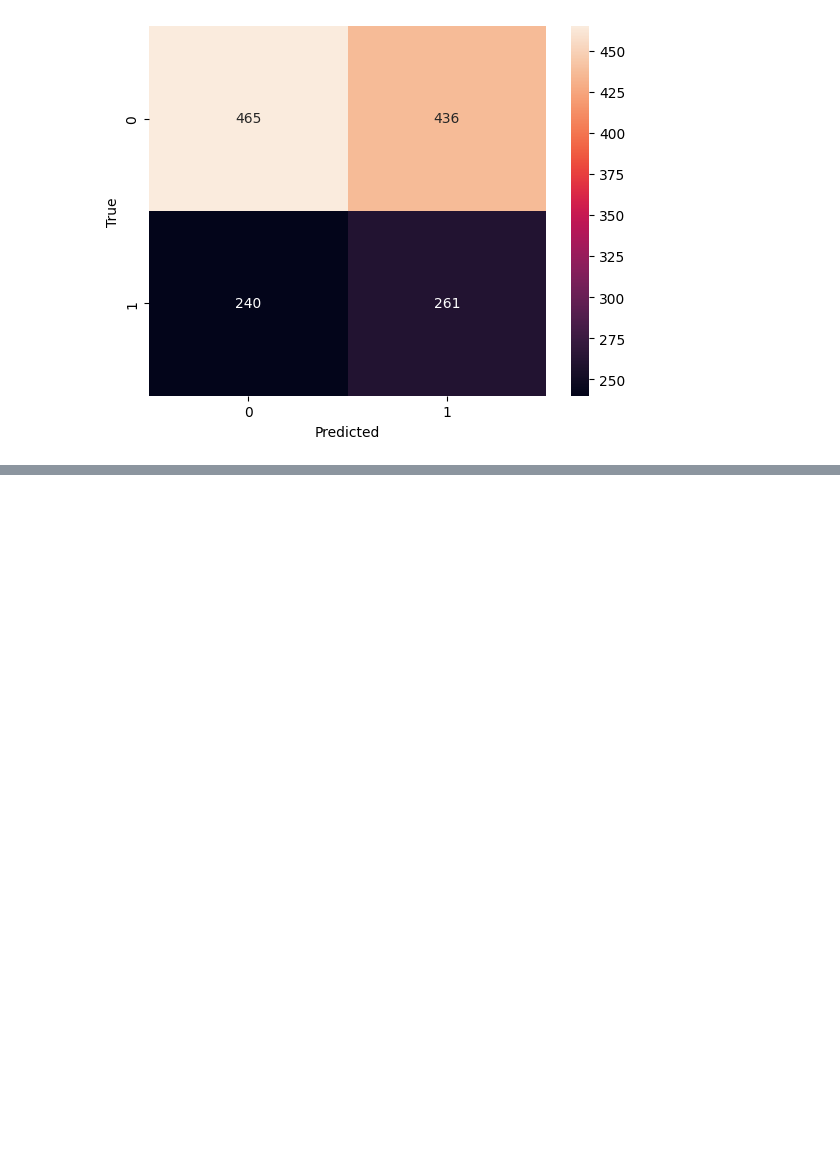
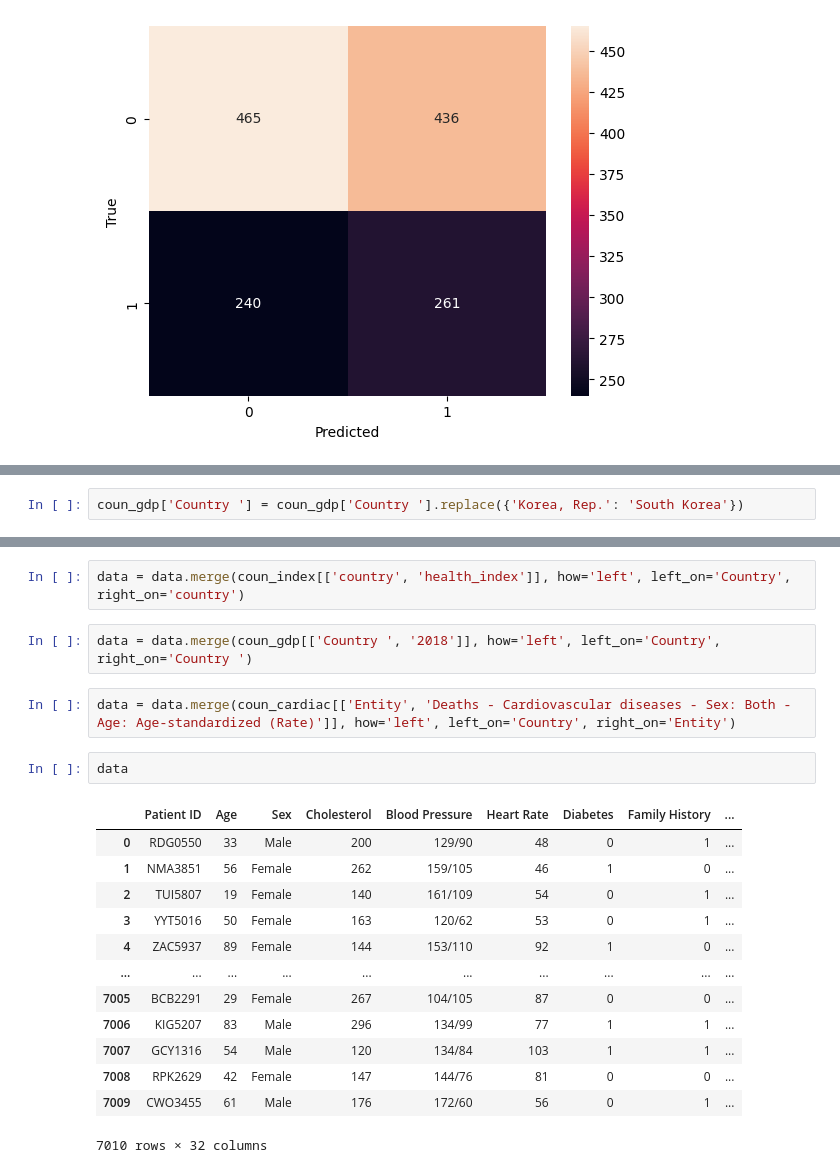
Before and after one commit to thassung/AIT_cp2023, a Jupyter notebook: main.ipynb, the cells around one changed output, grey strips where cells are left out. Drawn from its saved outputs; the diff is of its cells as text; blank space fills up the shorter version.

Commit message:
merged pre

```diff
--- a/main.ipynb
+++ b/main.ipynb
@@ -291,0 +362,2 @@ Text(50.722222222222214, 0.5, 'True')
+# %%
+coun_gdp['Country '] = coun_gdp['Country '].replace({'Korea, Rep.': 'South Korea'})
@@ -291,0 +370,22 @@ Text(50.722222222222214, 0.5, 'True')
+# %%
+data = data.merge(coun_index[['country', 'health_index']], how='left', left_on='Country', right_on='country')
+# %%
+data = data.merge(coun_gdp[['Country ', '2018']], how='left', left_on='Country', right_on='Country ')
+# %%
+data = data.merge(coun_cardiac[['Entity', 'Deaths - Cardiovascular diseases - Sex: Both - Age: Age-standardized (Rate)']], how='left', left_on='Country', right_on='Entity')
+# %%
+data
+# %% [output]
+|  | Patient ID | Age | Sex | Cholesterol | Blood Pressure | Heart Rate | Diabetes | Family History | ... |
+| 0 | RDG0550 | 33 | Male | 200 | 129/90 | 48 | 0 | 1 | ... |
+| 1 | NMA3851 | 56 | Female | 262 | 159/105 | 46 | 1 | 0 | ... |
+| 2 | TUI5807 | 19 | Female | 140 | 161/109 | 54 | 0 | 1 | ... |
+| 3 | YYT5016 | 50 | Female | 163 | 120/62 | 53 | 0 | 1 | ... |
+| 4 | ZAC5937 | 89 | Female | 144 | 153/110 | 92 | 1 | 0 | ... |
+| ... | ... | ... | ... | ... | ... | ... | ... | ... | ... |
+| 7005 | BCB2291 | 29 | Female | 267 | 104/105 | 87 | 0 | 0 | ... |
+| 7006 | KIG5207 | 83 | Male | 296 | 134/99 | 77 | 1 | 1 | ... |
+| 7007 | GCY1316 | 54 | Male | 120 | 134/84 | 103 | 1 | 1 | ... |
+| 7008 | RPK2629 | 42 | Female | 147 | 144/76 | 81 | 0 | 0 | ... |
+| 7009 | CWO3455 | 61 | Male | 176 | 172/60 | 56 | 0 | 1 | ... |
+7010 rows × 32 columns
```
Also changed, not shown: parts of 33 cells of this notebook, 3 other files.
